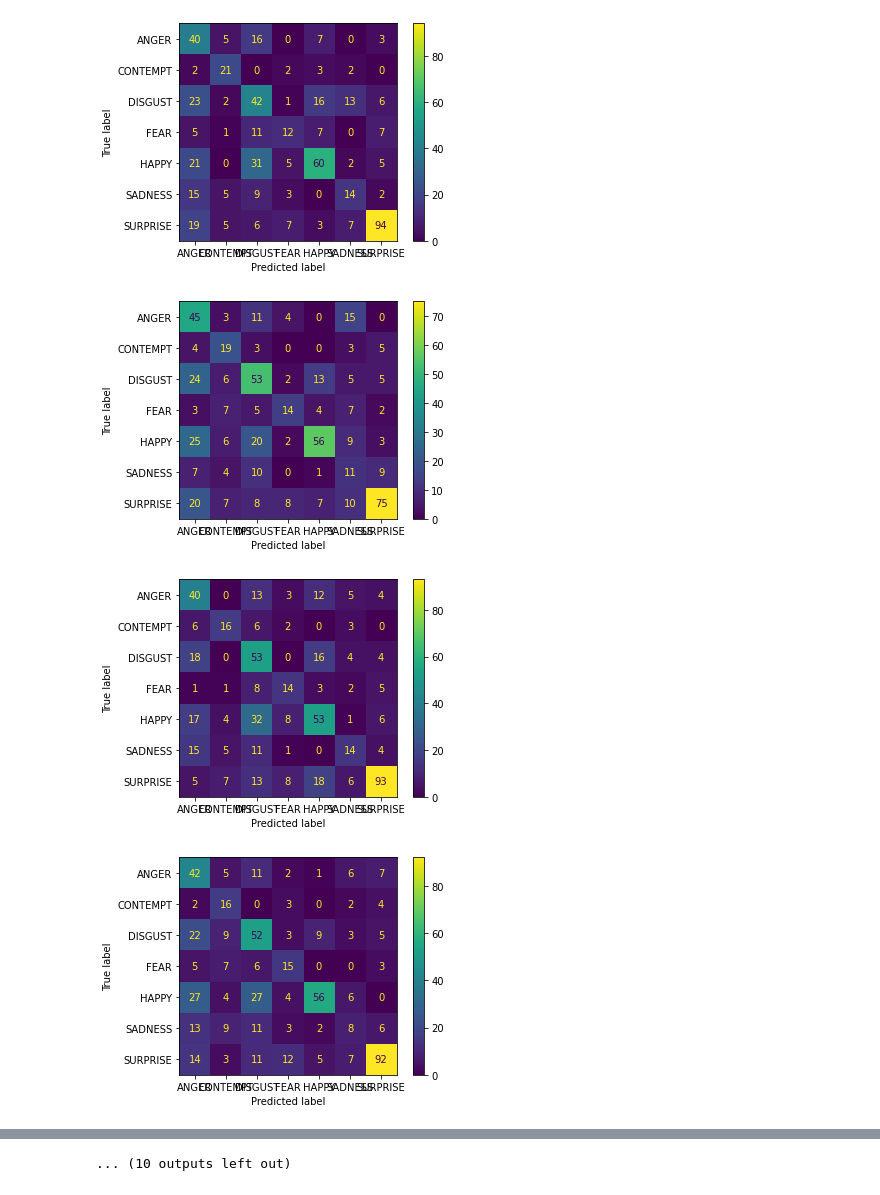
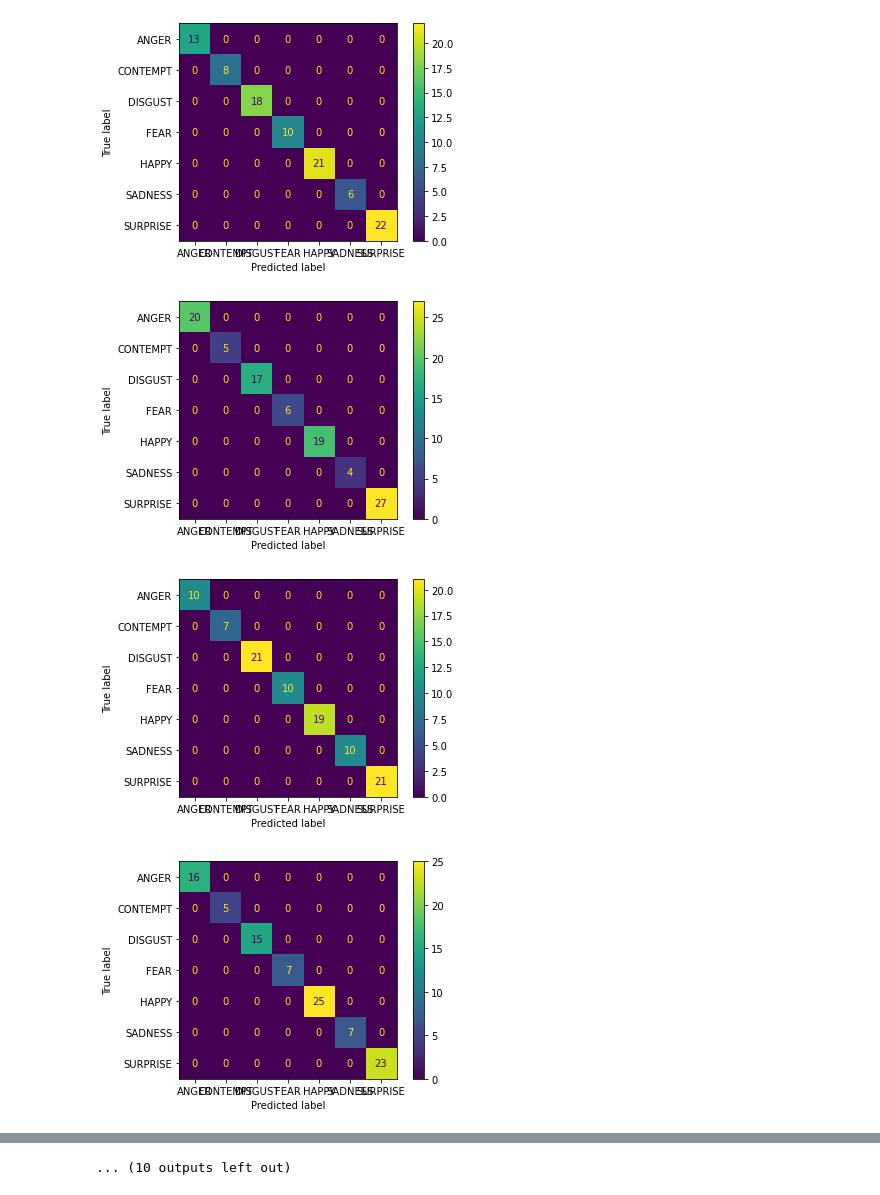
Before and after one commit to fresh-avocado/IA-proyecto-2, a Jupyter notebook: main.ipynb, the cells around one changed output, grey strips where cells are left out. Saved outputs shown, nothing was run; the diff lists cells and outputs as text; code cells hidden in the pictures.

```diff
--- a/main.ipynb
+++ b/main.ipynb
@@ -269,13 +269,13 @@ def test_bootstrap(bf, ts, algo, neighbors):
 # %%
 bootstrap_folds = 10
 test_size = 0 #if 0, test_size randomizes every fold, train = ds-test_size
-algo = 'ball_tree'
-neighbors = 3
+algo = 'brute'
+neighbors = 1
+
+kfold_folds = 10
+#print('KFOLD')
+#test_kfold(kfold_folds, algo, neighbors)
+
 print('BOOTSTRAP')
 test_bootstrap(bootstrap_folds, test_size, algo, neighbors)
-
-
-kfold_folds = 10
-print('KFOLD')
-test_kfold(kfold_folds, algo, neighbors)
 # %% [output]
@@ -298,4 +298,4 @@ accuracy for test 9  49.28571428571429
-[figure, old version]
+[figure, new version]
-[figure, old version]
+[figure, new version]
-[figure, old version]
+[figure, new version]
-[figure, old version]
+[figure, new version]
```
Also changed, not shown: parts of 1 cell of this notebook.
